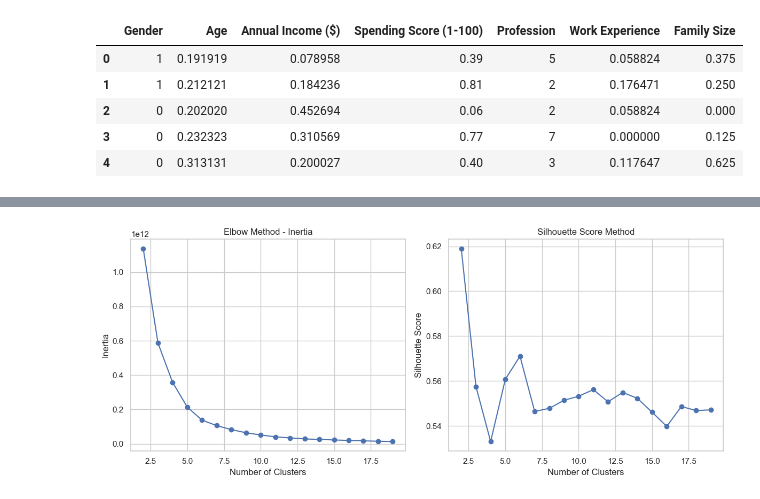
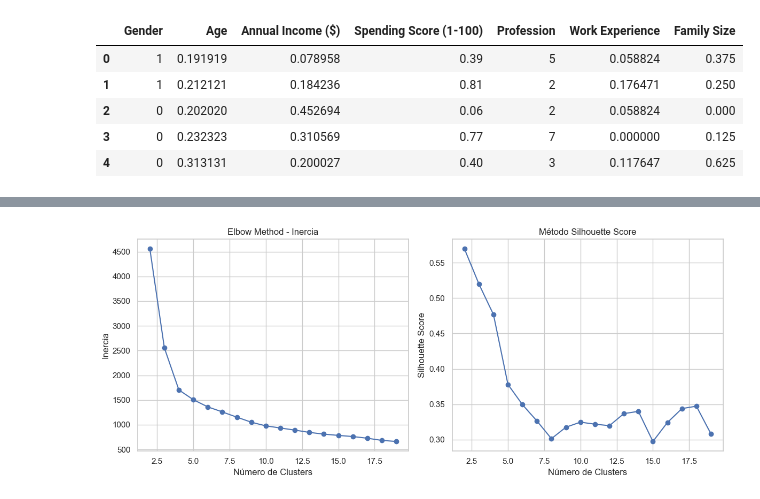
Before and after one commit to RamomLandim/MVP-de-Analise-de-Dados-e-Boas-Praticas, a Jupyter notebook: MVP_Analise_de_Dados.ipynb, the cells around one changed output, grey strips where cells are left out. Saved outputs shown, nothing was run; the diff lists cells and outputs as text; code cells hidden in the pictures.

```diff
--- a/MVP_Analise_de_Dados.ipynb
+++ b/MVP_Analise_de_Dados.ipynb
@@ -157,0 +183,5 @@ The total number of data-points after removing the rows with missing values are:
+# %%
+# Substituindo NaN em Profession por Outros
+dataset['Profession'] = dataset['Profession'].fillna('Outros')
+
+print(dataset.info())
@@ -234,20 +364,20 @@ print(encoded_data.head())
 # %%
-# Select relevant numerical columns for normalization
+# Seleciona as colunas de variáveis numéricas mais relevantes para a normalização
 numerical_columns = ['Age', 'Annual Income ($)', 'Spending Score (1-100)', 'Work Experience', 'Family Size']
 
-# Create a copy to avoid modifying the original encoded DataFrame
+# Criando uma cópia para não perder o dataframe original, após o LabelEncoder.
 normalized_data = encoded_data.copy()
 
-# Initialize MinMaxScaler
-#scaler = MinMaxScaler()
+# Inicializa o MinMaxScaler
+scaler = MinMaxScaler()
 
-# Normalize the selected numerical columns
-#normalized_data[numerical_columns] = scaler.fit_transform(encoded_data[numerical_columns])
+# Normaliza as variáveis Numéricas
+normalized_data[numerical_columns] = scaler.fit_transform(encoded_data[numerical_columns])
 
-# Drop the 'CustomerID' column
+# Removendo a coluna do "Customer ID"
 normalized_data = normalized_data.drop('CustomerID', axis=1)
 
-# Display the modified DataFrame
+# Display do dataframe modificado
 normalized_data.head()
 # %% [output]
 |  | Gender | Age | Annual Income ($) | Spending Score (1-100) | Profession | Work Experience | Family Size |
@@ -269,40 +410,40 @@ plt.show()
 # %%
 X = normalized_data.values
 
-# Try different numbers of clusters
+# Testando diferentes numero de clusters
 cluster_range = range(2, 20)
 inertia_values = []
 silhouette_scores = []
 
 for num_clusters in cluster_range:
-    # Fit K-Means clustering model
+    # Treinando o cluster por K-Means
     kmeans = KMeans(n_clusters=num_clusters, random_state=42, n_init=10)
     kmeans.fit(X)
 
-    # Calculate inertia (within-cluster sum of squares)
+    # Calculando a inércia
     inertia_values.append(kmeans.inertia_)
 
-    # Calculate silhouette score
+    # Calculando silhouette score
     silhouette_scores.append(silhouette_score(X, kmeans.labels_))
 
-# Plot the Elbow Method
+# Plotando o Elbow Method
 plt.figure(figsize=(12, 5))
 
-# Plotting Inertia
+# Plotando Inertia
 plt.subplot(1, 2, 1)
 plt.plot(cluster_range, inertia_values, marker='o')
-plt.title('Elbow Method - Inertia')
-plt.xlabel('Number of Clusters')
-plt.ylabel('Inertia')
+plt.title('Elbow Method - Inercia')
+plt.xlabel('Número de Clusters')
+plt.ylabel('Inercia')
 
-# Plotting Silhouette Score
+# Plotando Silhouette Score
 plt.subplot(1, 2, 2)
 plt.plot(cluster_range, silhouette_scores, marker='o')
-plt.title('Silhouette Score Method')
-plt.xlabel('Number of Clusters')
+plt.title('Método Silhouette Score')
+plt.xlabel('Número de Clusters')
 plt.ylabel('Silhouette Score')
 
 plt.tight_layout()
 plt.show()
 # %% [output]
-[figure, old version]
+[figure, new version]
```
Also changed, not shown: parts of 36 cells of this notebook.
